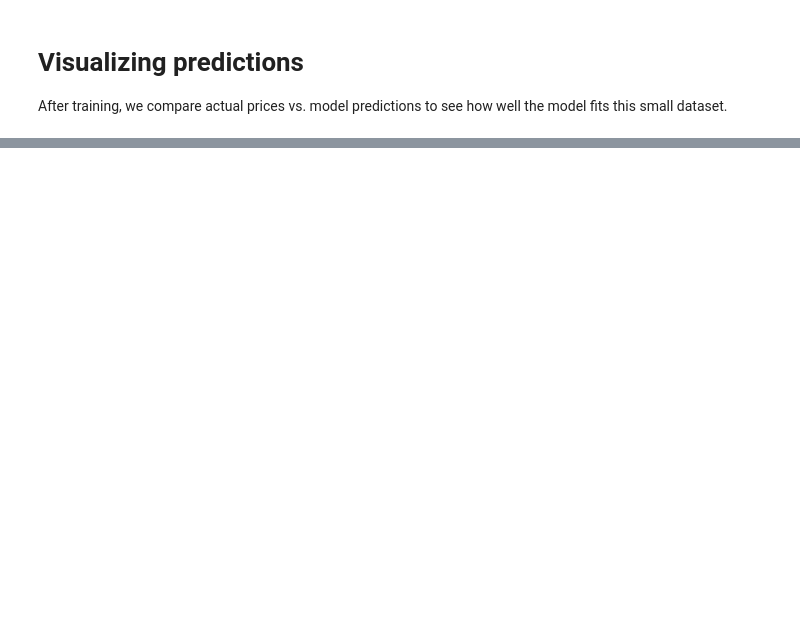
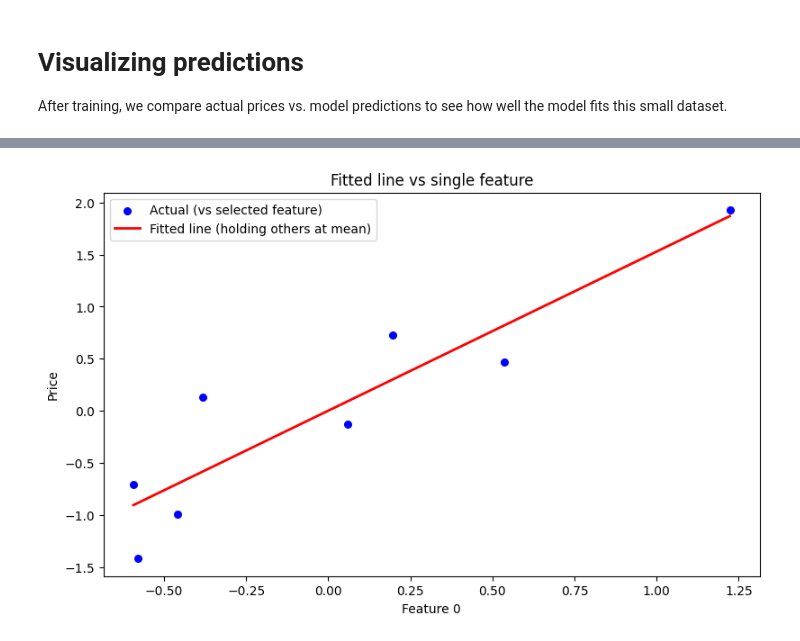
Before and after one commit to anounman/ML-Classified, a Jupyter notebook: Linear_Regression_with_Multiple_Variables.ipynb, the cells around one changed output, grey strips where cells are left out. Drawn from its saved outputs; the diff is of its cells as text; code cells hidden in the pictures; blank space fills up the shorter version.

```diff
--- a/Linear_Regression_with_Multiple_Variables.ipynb
+++ b/Linear_Regression_with_Multiple_Variables.ipynb
@@ -142,0 +195,29 @@ After training, we compare actual prices vs. model predictions to see how well t
+# %%
+# Choose a feature to visualize (0: sqft, 1: bedrooms, 2: age, 3: distance or similar)
+feature_index = 0  # square footage
+
+# Create a range for the selected feature
+x_feat = x[:, feature_index]
+feat_min, feat_max = x_feat.min(), x_feat.max()
+feat_grid = np.linspace(feat_min, feat_max, 100)
+
+# Hold other features at their means
+x_means = x.mean(axis=0)
+
+# Build a design matrix where only the chosen feature varies
+x_line = np.tile(x_means, (feat_grid.shape[0], 1))
+x_line[:, feature_index] = feat_grid
+
+y_line = x_line @ w + b
+
+plt.figure(figsize=(8, 5), constrained_layout=True)  # use constrained_layout
+plt.scatter(x_feat, y, color='blue', label='Actual (vs selected feature)', s=30)
+plt.plot(feat_grid, y_line, color='red', linewidth=2, label='Fitted line (holding others at mean)')
+plt.title('Fitted line vs single feature')
+plt.xlabel(f'Feature {feature_index}')
+plt.ylabel('Price')
+plt.legend()
+# removed: plt.tight_layout()  # can trigger oversized layout with many decorations
+plt.show()
+# %% [output]
+[figure, added]
```
Also changed, not shown: parts of 10 cells of this notebook, 1 other file.
